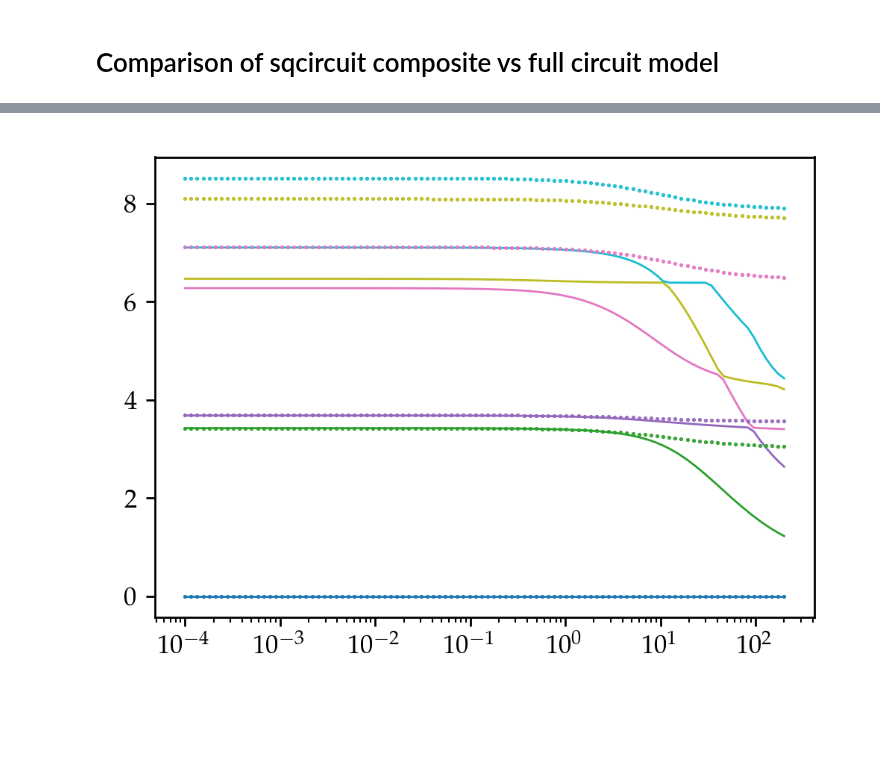
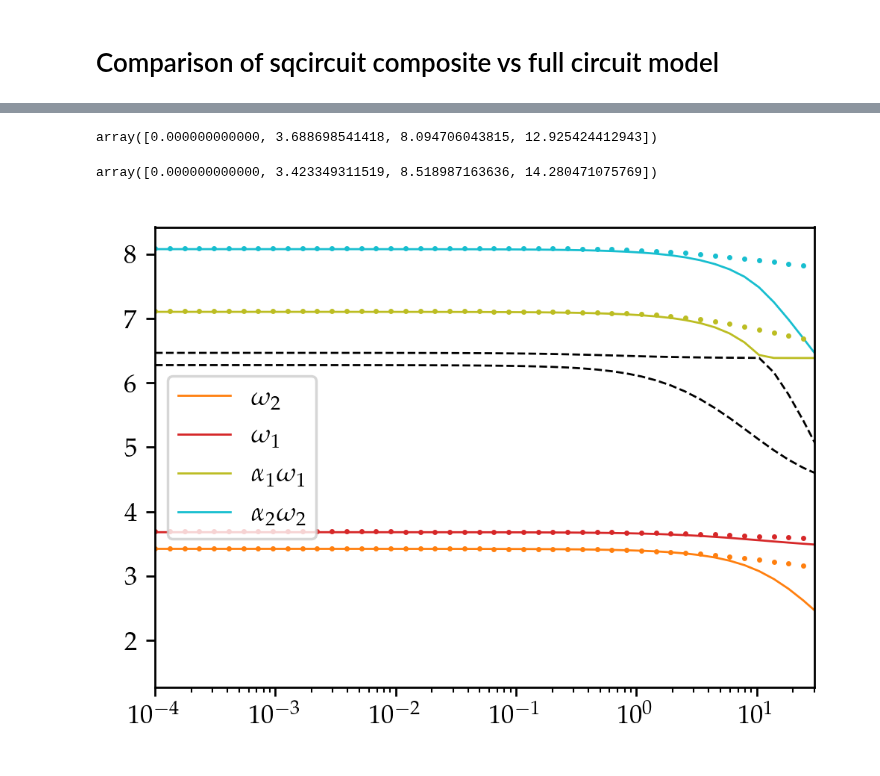
Before and after one commit to GabrielJauma/tunable-capacitive-coupling-flux-qubits, a Jupyter notebook: two_unit_cells_capacitively_coupled/unit_cell-C-unit_cell_model_comparison.ipynb, the cells around one changed output, grey strips where cells are left out. Drawn from its saved outputs; the diff is of its cells as text; code cells hidden in the pictures; blank space fills up the shorter version.

```diff
--- a/two_unit_cells_capacitively_coupled/unit_cell-C-unit_cell_model_comparison.ipynb
+++ b/two_unit_cells_capacitively_coupled/unit_cell-C-unit_cell_model_comparison.ipynb
@@ -268,16 +170 @@ fig.show()
-# %%
-fig, axs = plt.subplots(ncols = len(CC_values), figsize=np.array([3*len(CC_values),3]), dpi=250)
-
-[axs[0].hlines(ω_r, φ_ext_values.min(), φ_ext_values.max(), linestyle=':'  , color=experiment_colors[i]) for i, ω_r in enumerate(ω_r_exp) ]
-
-for ax, CC, E_full_vs_φ_ext in zip(axs, CC_values, E_full_vs_CC_φ_ext):
-    [ax.plot(φ_ext_values_full, E_full_vs_φ_ext[:,i], linewidth=0.8, color=colors[i]) for i in range(n_eig)]
-    ax.set_ylim([2.5, 10])
-    ax.set_xlim([0.5, 1])
-    #ax.set_ylabel(r'$')
-    #ax.set_xlabel(r'$')
-    #ax.set_title(r'$')
-    ax.set_title(f'$C_C={CC}\\,fF$')
-fig.tight_layout()
-fig.show()
 # %% [markdown]
@@ -322,12 +172,15 @@ def qubit_spectrum_Q_c_Q(CC, CR, CF, LF, LR, LC, EJ, Δ, φ_ext, CR_prime, CF_pr
 # %%
 nmax_r = 5
 nmax_f = 10
-CC_values = np.geomspace(1e-4,2e2, 100)
+CC_values      = np.geomspace(1e-4,1e2, 50)
+CC_values_full = np.geomspace(1e-4,1e2, 5)
 only_inner = True
 compensate_extra_cap = False
 only_renormalization = False
 φ_ext=0.5
+n_eig = 7
+n_eig_qubit = 5
 # %%
-E_composite = np.array(Parallel(n_jobs=10)( delayed(comp_spectrum_Q_c_Q_vs_φ_ext)(CC, CR, CF, LF, LR, LC, EJ, Δ, φ_ext, CR_prime, CF_prime, LF_prime, LR_prime, LC_prime, EJ_prime, Δ_prime, φ_ext, nmax_r, nmax_f, only_inner, compensate_extra_cap,only_renormalization) for CC in CC_values))
+E_composite = np.array(Parallel(n_jobs=10)( delayed(comp_spectrum_Q_c_Q)(CC, CR, CF, LF, LR, LC, EJ, Δ, φ_ext, CR_prime, CF_prime, LF_prime, LR_prime, LC_prime, EJ_prime, Δ_prime, φ_ext, nmax_r, nmax_f, only_inner, compensate_extra_cap,only_renormalization, n_eig) for CC in CC_values))
 # %%
-E_qubits  = np.array(Parallel(n_jobs=10)( delayed(qubit_spectrum_Q_c_Q_vs_φ_ext)(CC, CR, CF, LF, LR, LC, EJ, Δ, φ_ext, CR_prime, CF_prime, LF_prime, LR_prime, LC_prime, EJ_prime, Δ_prime, φ_ext, nmax_r, nmax_f, only_inner, compensate_extra_cap,only_renormalization) for CC in CC_values))
+E_qubits  = np.array(Parallel(n_jobs=10)( delayed(qubit_spectrum_Q_c_Q)(CC, CR, CF, LF, LR, LC, EJ, Δ, φ_ext, CR_prime, CF_prime, LF_prime, LR_prime, LC_prime, EJ_prime, Δ_prime, φ_ext, nmax_r, nmax_f, only_inner, compensate_extra_cap,only_renormalization, n_eig_qubit) for CC in CC_values))
@@ -334,9 +197,36 @@ E_qubits  = np.array(Parallel(n_jobs=10)( delayed(qubit_spectrum_Q_c_Q_vs_φ_ext
+# %%
+fluxonium.diag(4)
+fluxonium.efreqs-fluxonium.efreqs[0]
+# %% [output]
+array([0.000000000000, 3.688698541418, 8.094706043815, 12.925424412943])
+# %%
+fluxonium_prime.diag(4)
+fluxonium_prime.efreqs-fluxonium_prime.efreqs[0]
+# %% [output]
+array([0.000000000000, 3.423349311519, 8.518987163636, 14.280471075769])
 # %%
+colors = figs.generate_colors_from_colormap(n_eig, 'tab10')
+
+qubit_indices = [1,2,5,6]
+resonator_indices = [3,4]
+
+colors_qubit = [colors[i] for i in qubit_indices]
+colors_resonator = [colors[i] for i in resonator_indices]
+labels = [r'$\omega_2$',r'$\omega_1$',r'$\alpha_1\omega_1$',r'$\alpha_2\omega_2$',]
+
 fig, ax = plt.subplots(figsize=[4,3], dpi=250)
-[ax.plot(CC_values, E_composite[:,i],linewidth=0.8, color=colors[i]) for i in range(n_eig)]
-[ax.plot(CC_values, E_qubits[:,i], '.', linewidth=0.8, color=colors[i], markersize=1) for i in range(n_eig)]
+
+[ax.plot(CC_values, E_composite[:,i],linewidth=0.8, color=colors[i], label=labels[n]) for n,i in enumerate(qubit_indices)]
+[ax.plot(CC_values, E_composite[:,i],'k--', linewidth=0.8) for i in resonator_indices]
+[ax.plot(CC_values, E_qubits[:,i], '.', linewidth=0.8, color=colors_qubit[n], markersize=2) for n,i in enumerate(range(1,n_eig_qubit))]
+# [ax.plot(CC_values_full, E_full[:,i], 'o', linewidth=0.8, color=colors[i], markersize=1) for i in range(n_eig)]
+#
+ax.legend()
 ax.set_xscale('log')
+# ax.set_xlabel( f'$C_C={CC}\\,fF$')
+ax.set_xlim(1e-4, 3e1)
+# ax.set_ylim(bottom=2)
 fig.tight_layout()
 fig.show()
 # %% [output]
-[figure, old version]
+[figure, new version]
```
Also changed, not shown: parts of 33 cells of this notebook.
